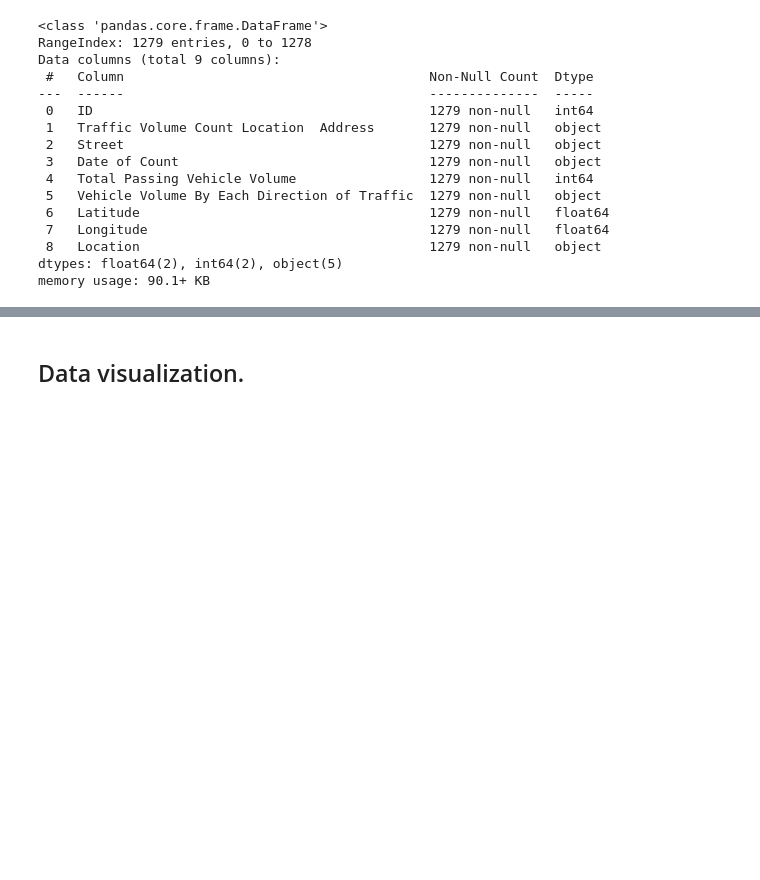
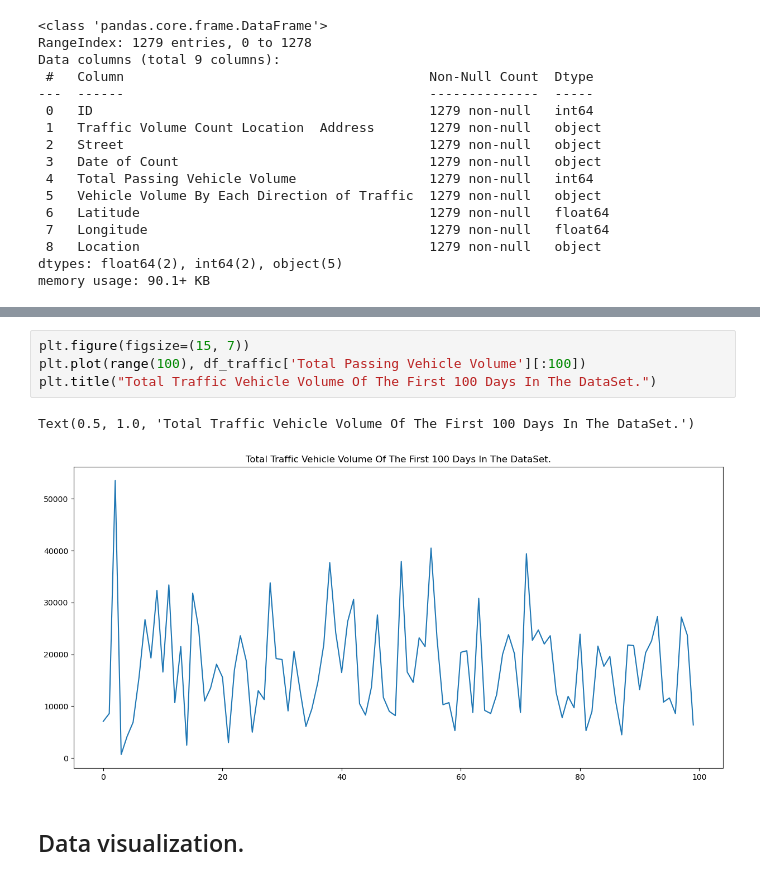
Before and after one commit to TariqAlhathloul/Time-Series-Forecasting-Project, a Jupyter notebook: WorkSpace/traffic_Counts.ipynb, the cells around one changed output, grey strips where cells are left out. Drawn from its saved outputs; the diff is of its cells as text; blank space fills up the shorter version.

```diff
--- a/WorkSpace/traffic_Counts.ipynb
+++ b/WorkSpace/traffic_Counts.ipynb
@@ -105,3 +114,10 @@ memory usage: 90.1+ KB
+# %%
+plt.figure(figsize=(15, 7))
+plt.plot(range(100), df_traffic['Total Passing Vehicle Volume'][:100])
+plt.title("Total Traffic Vehicle Volume Of The First 100 Days In The DataSet.")
+# %% [output]
+Text(0.5, 1.0, 'Total Traffic Vehicle Volume Of The First 100 Days In The DataSet.')
+[figure, added]
 # %% [markdown]
 ## Data visualization.
 # %% [markdown]
```
Also changed, not shown: parts of 6 cells of this notebook.
